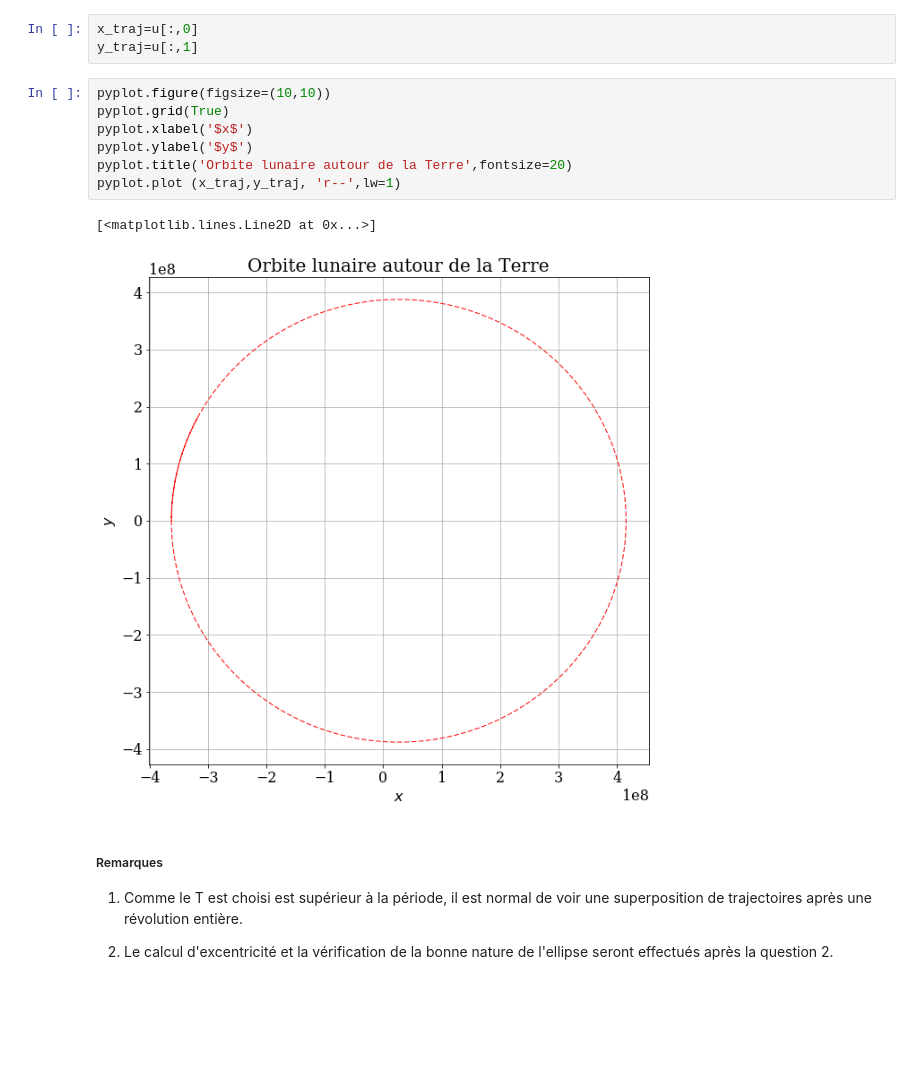
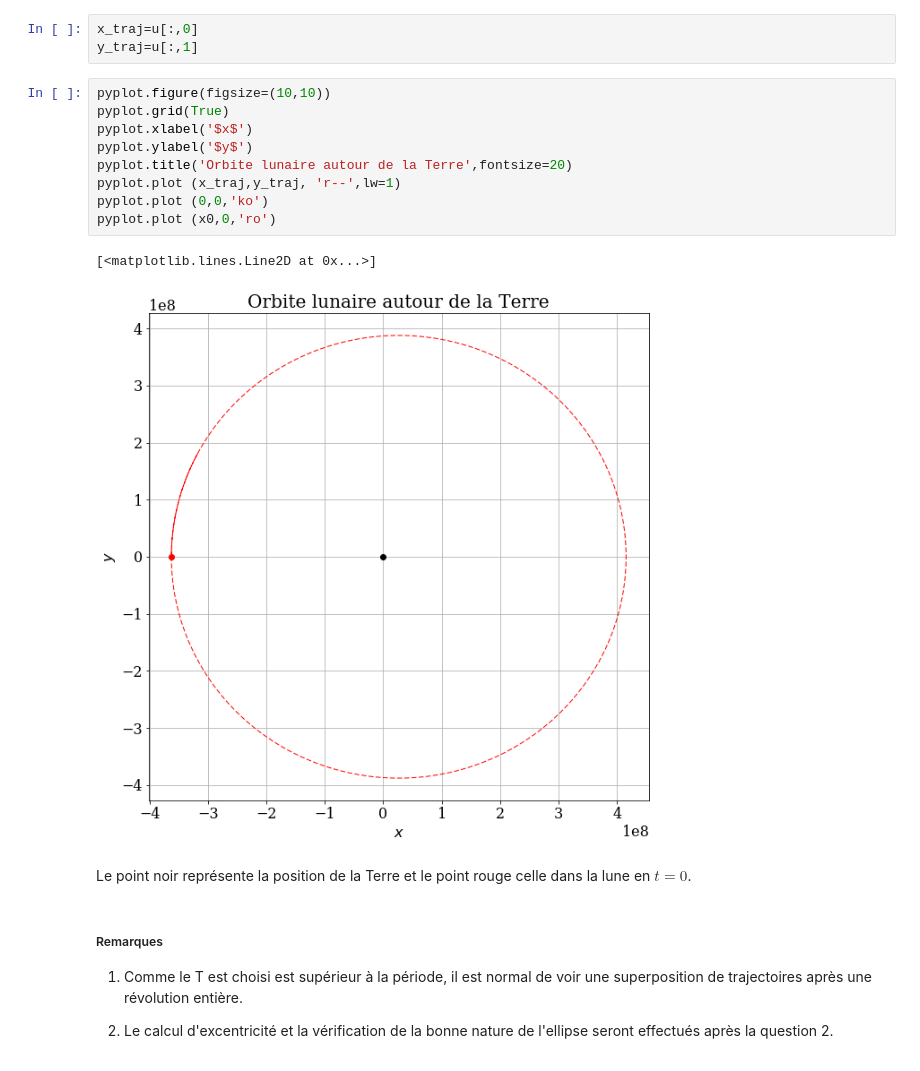
Before and after one commit to Vdpromain/MATHF314_2017, a Jupyter notebook: TP1/Kepler et RK4.ipynb, the cells around one changed output. Drawn from its saved outputs; the diff is of its cells as text; blank space fills up the shorter version.

```diff
--- a/TP1/Kepler et RK4.ipynb
+++ b/TP1/Kepler et RK4.ipynb
@@ -78,13 +78,17 @@ y_traj=u[:,1]
 # %%
 pyplot.figure(figsize=(10,10))
 pyplot.grid(True)
 pyplot.xlabel('$x$')
 pyplot.ylabel('$y$')
 pyplot.title('Orbite lunaire autour de la Terre',fontsize=20)
 pyplot.plot (x_traj,y_traj, 'r--',lw=1)
+pyplot.plot (0,0,'ko')
+pyplot.plot (x0,0,'ro')
 # %% [output]
 [<matplotlib.lines.Line2D at 0x...>]
-[figure, old version]
+[figure, new version]
+# %% [markdown]
+Le point noir représente la position de la Terre et le point rouge celle dans la lune en $t=0$.
 # %% [markdown]
 ##### Remarques
 1) Comme le T est choisi est supérieur à la période, il est normal de voir une superposition de trajectoires après une révolution entière.
```
Also changed, not shown: parts of 38 cells of this notebook, 2 other files.
